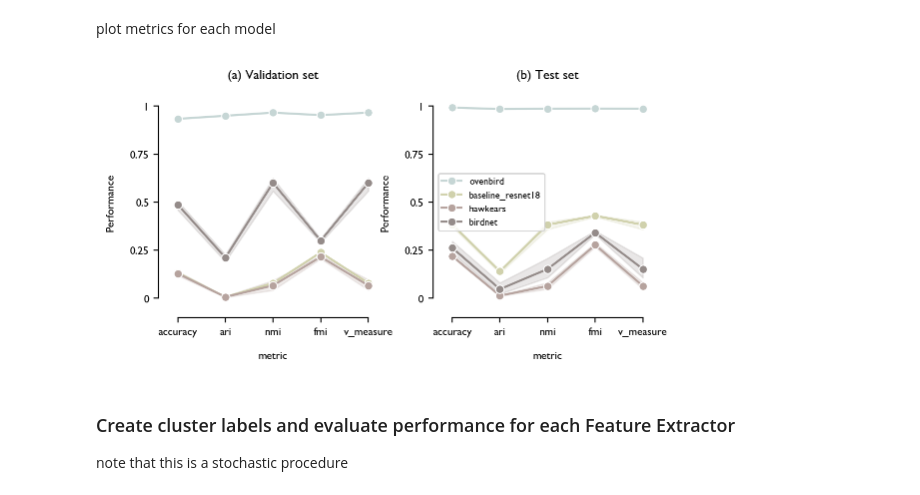
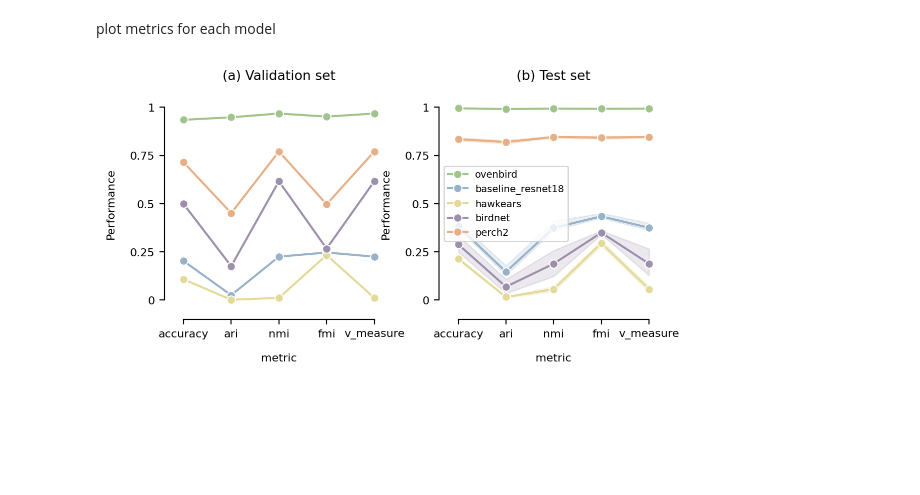
Before and after one commit to sammlapp/ovenbird-individual-recognition, a Jupyter notebook: scripts/3_evaluate_individual_id/6_eval_vs_baselines.ipynb, the cells around one changed output. Cells and saved outputs as stored; diff of their text form; code cells hidden in the pictures; blank space fills up the shorter version.

Commit message:
updated analyses and results

```diff
--- a/scripts/3_evaluate_individual_id/6_eval_vs_baselines.ipynb
+++ b/scripts/3_evaluate_individual_id/6_eval_vs_baselines.ipynb
@@ -137,19 +188,18 @@ Will repeat this 30 times for each feature set since TSNE is stochastic
 For accuracy, we use the optimal matching between predicted and labeled clusters via Hungarian Algorithm matching. Samples from redundant or missing clusters are treated as incorrect.
 # %%
 # load precomputed experiment results, or re-run experiment:
-use_precomputed = True
+use_precomputed = False
 
 if use_precomputed and Path("../../results/test_set_performance.csv").exists():
     print("Loading precomputed performance results.")
     performance_df = pd.read_csv("../../results/test_set_performance.csv")
     summary = pd.read_csv("../../results/test_set_performance_summary.csv")
 else:
-    nreps = 30
     performance_records = []
     for i, (model, embeddings) in enumerate(test_set_embeddings.items()):
         print(f"Clustering {model} embeddings")
 
-        for i in tqdm(range(nreps)):
+        for i in tqdm(range(n_reps)):
             labels, features = evaluation.cluster(
                 test_labels,
                 embeddings,
@@ -175,8 +229,19 @@ plot metrics for each model
 # %%
 # sns.set_palette(sns.color_palette("crest")+sns.color_palette("flare",8))
 # https://coolors.co/dde0bd-d0d1ac-b6a39e-948b89-726e75
+# [
+#     "#C6D6D5",
+#     "#dde0bd",
+#     "#D0D1AC",
+#     "#B6A39E",
+#     "#948B89",
+#     "#726E75",
+# ]
+# )
+
 # define palette of custom colors:
-sns.set_palette(["#C6D6D5", "#D0D1AC", "#B6A39E", "#948B89", "#726E75"])
+sns.set_palette(spring_palette)
+
 figsize(3.25, 3)
 
 fig, ax = plt.subplots()
@@ -204,5 +269,5 @@ plt.legend(bbox_to_anchor=(1.05, 1), loc="upper left")
 plt.legend(fontsize=7, title_fontsize=7)
 
 plt.ylabel("Test set performance")
-plt.savefig("../../figures/test_set_performance.pdf")
+# plt.savefig("../../figures/test_set_performance.pdf")
 # %% [output]
@@ -215,6 +281,7 @@ validation_set_embeddings_paths = {
     "baseline_resnet18": "../resources/precomputed_embeddings/baseline_resnet18_val_embeddings.npy",
     "hawkears": "../resources/precomputed_embeddings/hawkears_val_embeddings.npy",
     "birdnet": "../resources/precomputed_embeddings/birdnet_val_embeddings.npy",
+    "perch2": "../resources/precomputed_embeddings/perch2_val_embeddings.npy",
 }
 # %%
 # embed or load embeddings for validation and test sets with each model
@@ -246,13 +314,13 @@ Will repeat this 30 times for each feature set since TSNE is stochastic
 
 For accuracy, we use the optimal matching between predicted and labeled clusters via Hungarian Algorithm matching. Samples from redundant or missing clusters are treated as incorrect.
 # %%
-use_precomputed = True
+use_precomputed = False
 if use_precomputed and Path("../../results/validation_set_performance.csv").exists():
     print("Loading precomputed validation set performance results.")
     val_performance_df = pd.read_csv("../../results/validation_set_performance.csv")
     val_summary = pd.read_csv("../../results/validation_set_performance_summary.csv")
 else:
-    nreps = 30
+    nreps = 1
     performance_records = []
     for i, (model, embeddings) in enumerate(validation_set_embeddings.items()):
         print(f"Clustering {model} embeddings")
@@ -270,14 +338,14 @@ else:
             performance["model"] = model
             performance_records.append(performance)
     val_performance_df = pd.DataFrame(performance_records)
-    val_performance_df.to_csv(
-        "../../results/validation_set_performance.csv", index=False
-    )
+    # val_performance_df.to_csv(
+    #     "../../results/validation_set_performance.csv", index=False
+    # )
 
     val_summary = mean_range_table(performance_df, "model", metrics_list).sort_values(
         by="accuracy", ascending=False
     )
-    val_summary.to_csv(
-        "../../results/validation_set_performance_summary.csv", index=False
-    )
+    # val_summary.to_csv(
+    #     "../../results/validation_set_performance_summary.csv", index=False
+    # )
 # %% [output]
@@ -285,10 +357,6 @@ Loading precomputed validation set performance results.
 # %% [markdown]
 plot metrics for each model
 # %%
-# sns.set_palette(sns.color_palette("crest")+sns.color_palette("flare",8))
-# https://coolors.co/dde0bd-d0d1ac-b6a39e-948b89-726e75
-# define palette of custom colors:
-sns.set_palette(["#C6D6D5", "#D0D1AC", "#B6A39E", "#948B89", "#726E75"])
 figsize(6.5, 3)
 
 fig, axs = plt.subplots(1, 2)
@@ -297,34 +365,31 @@ plt.rcParams.update({"font.size": 8})
 
 # plot validation then test set performance side by side
 for idx, df in enumerate([val_performance_df, performance_df]):
     ax = axs[idx]
     performance_long = (
         df.set_index("model")[metrics_list].stack().to_frame().reset_index()
     )
     performance_long.columns = ["model", "metric", "value"]
     sns.lineplot(
         performance_long,
         x="metric",
         y="value",
         hue="model",
         marker="o",
         ax=ax,
         errorbar=("ci", 95),
     )
     ax.legend_.remove()  # remove legend from each subplot
     tuftelike.adjust(metrics_list, [0, 1], ax=ax)
 
     ax.set_title("(a) Validation set" if idx == 0 else "(b) Test set")
     ax.set_ylabel("Performance")
 # put legend outside
 plt.legend(bbox_to_anchor=(1.05, 1), loc="upper left")
 # legend with font size 7
 plt.legend(fontsize=7, title_fontsize=7)
 
 
 plt.savefig("../../figures/feature_extractor_evaluation.pdf")
 # %% [output]
-[figure, old version]
+[figure, new version]
-# %% [markdown]
-### Create cluster labels and evaluate performance for each Feature Extractor
-note that this is a stochastic procedure
```
Also changed, not shown: parts of 20 cells of this notebook, 48 other files.
